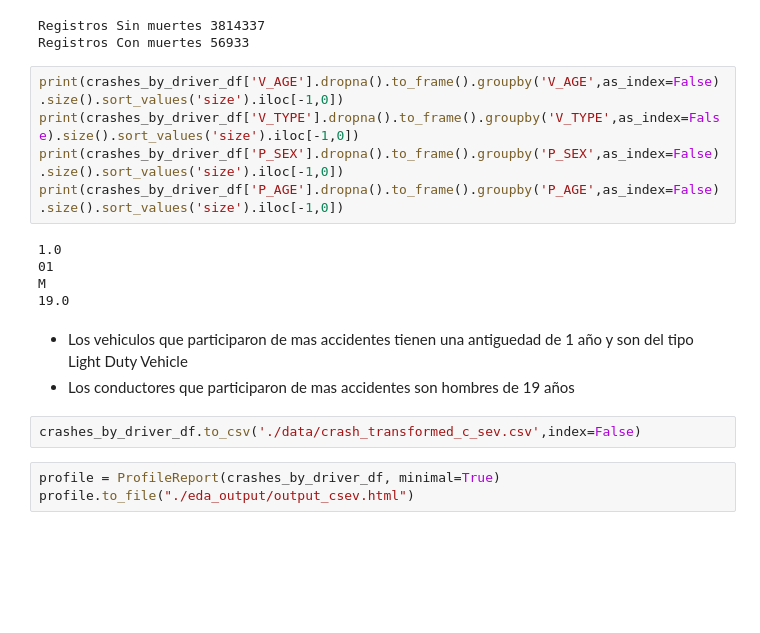
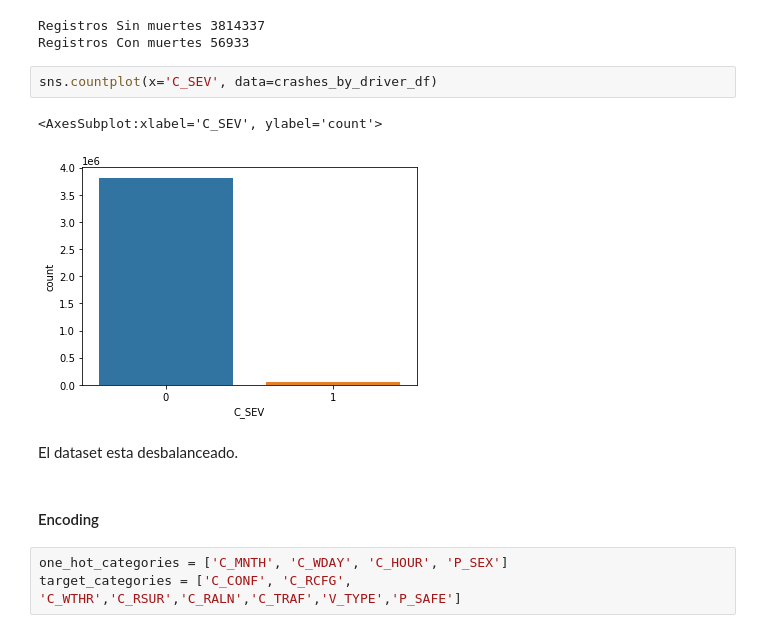
Before and after one commit to Randy03/cunef_ml_canadian_crash, a Jupyter notebook: notebooks/EDA_C_SEV.ipynb, the cells around one changed output. Cells and saved outputs as stored; diff of their text form; blank space fills up the shorter version.

```diff
--- a/notebooks/EDA_C_SEV.ipynb
+++ b/notebooks/EDA_C_SEV.ipynb
@@ -195,21 +216,15 @@ print(f'Registros Con muertes {crashes_by_driver_df[crashes_by_driver_df[target]
 # %% [output]
 Registros Sin muertes 3814337
 Registros Con muertes 56933
-# %%
-print(crashes_by_driver_df['V_AGE'].dropna().to_frame().groupby('V_AGE',as_index=False).size().sort_values('size').iloc[-1,0])
-print(crashes_by_driver_df['V_TYPE'].dropna().to_frame().groupby('V_TYPE',as_index=False).size().sort_values('size').iloc[-1,0])
-print(crashes_by_driver_df['P_SEX'].dropna().to_frame().groupby('P_SEX',as_index=False).size().sort_values('size').iloc[-1,0])
-print(crashes_by_driver_df['P_AGE'].dropna().to_frame().groupby('P_AGE',as_index=False).size().sort_values('size').iloc[-1,0])
-# %% [output]
-1.0
-01
-M
-19.0
-# %% [markdown]
-- Los vehiculos que participaron de mas accidentes tienen una antiguedad de 1 año y son del tipo Light Duty Vehicle
-- Los conductores que participaron de mas accidentes son hombres de 19 años
-# %%
-crashes_by_driver_df.to_csv('./data/crash_transformed_c_sev.csv',index=False)
-# %%
-profile = ProfileReport(crashes_by_driver_df, minimal=True)
-profile.to_file("./eda_output/output_csev.html")
+# %%
+sns.countplot(x='C_SEV', data=crashes_by_driver_df)
+# %% [output]
+<AxesSubplot:xlabel='C_SEV', ylabel='count'>
+[figure, added]
+# %% [markdown]
+El dataset esta desbalanceado.
+# %% [markdown]
+#### Encoding
+# %%
+one_hot_categories = ['C_MNTH', 'C_WDAY', 'C_HOUR', 'P_SEX']
+target_categories = ['C_CONF', 'C_RCFG', 'C_WTHR','C_RSUR','C_RALN','C_TRAF','V_TYPE','P_SAFE']
```
Also changed, not shown: parts of 27 cells of this notebook.
